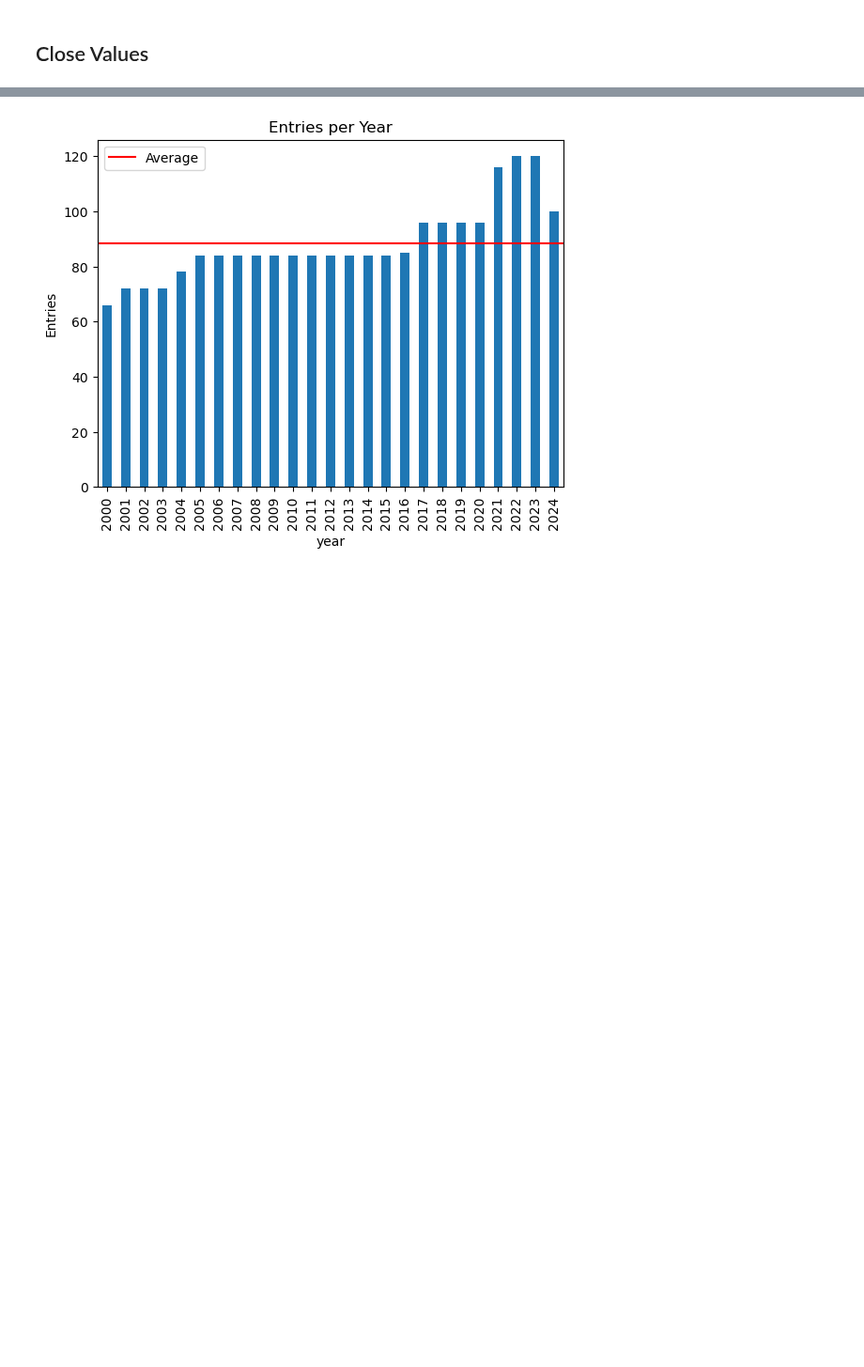
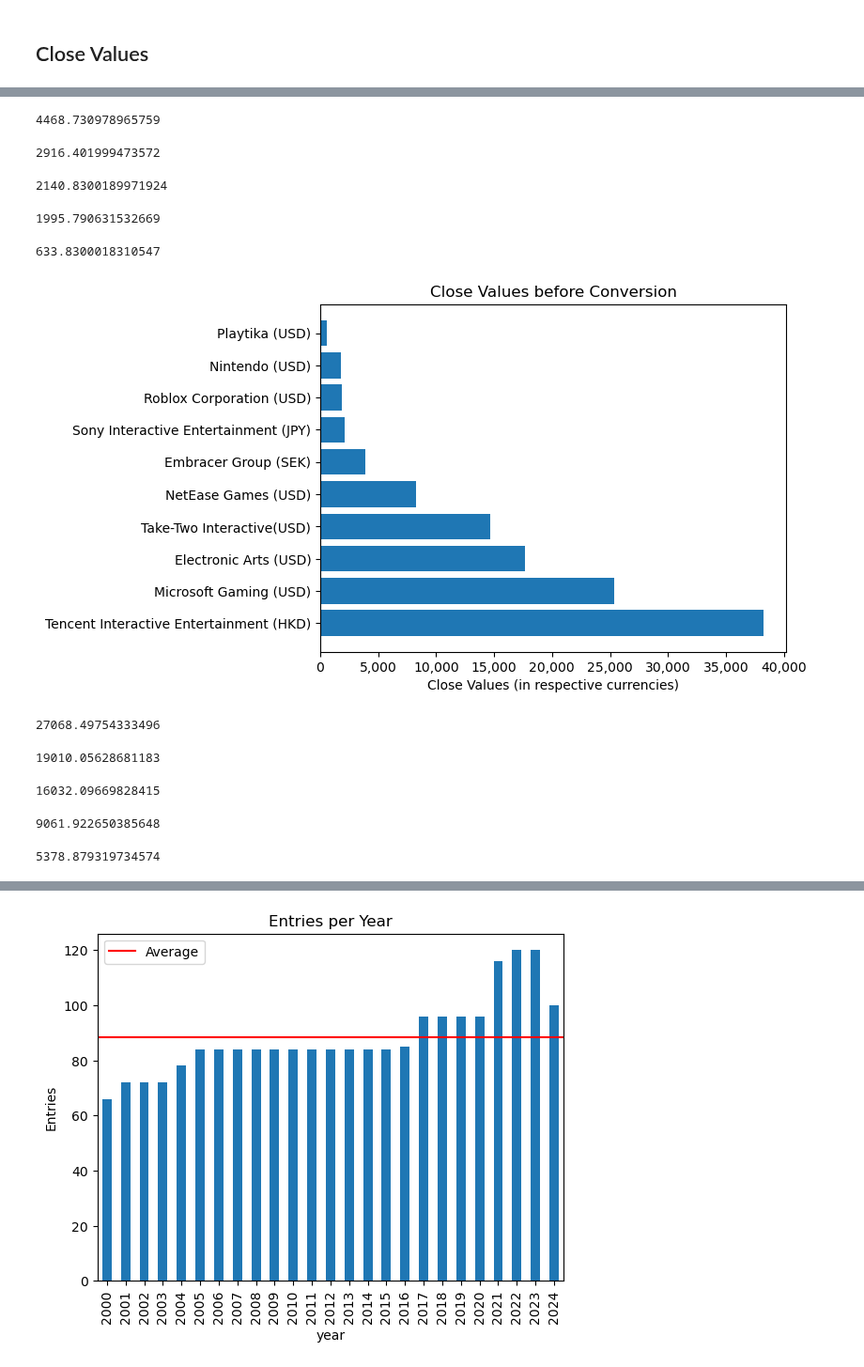
Before and after one commit to Djohnson1313/gaming_company_stocks_analysis, a Jupyter notebook: gaming_stocks_analysis.ipynb, the cells around one changed output, grey strips where cells are left out. Shown at 94% size. Saved outputs shown, nothing was run; the diff lists cells and outputs as text; code cells hidden in the pictures; blank space fills up the shorter version.

Commit message:
close values

```diff
--- a/gaming_stocks_analysis.ipynb
+++ b/gaming_stocks_analysis.ipynb
@@ -717,0 +750,57 @@ plt.show();
+# %%
+value_calc('Embracer Group', 'Close')
+# %% [output]
+4468.730978965759
+# %%
+value_calc('Sony Interactive Entertainment', 'Close')
+# %% [output]
+2916.401999473572
+# %%
+value_calc('Roblox Corporation', 'Close')
+# %% [output]
+2140.8300189971924
+# %%
+value_calc('Nintendo', 'Close')
+# %% [output]
+1995.790631532669
+# %%
+value_calc('Playtika', 'Close')
+# %% [output]
+633.8300018310547
+# %%
+fig, ax = plt.subplots()
+
+close_height = [41375, 27068, 19010, 16032, 9061, 4468, 2916, 2140, 1995, 633]
+close_x = range(len(close_height))
+low_labels = ['Tencent Interactive Entertainment (HKD)', 'Microsoft Gaming (USD)', 'Electronic Arts (USD)', 'Take-Two Interactive(USD)',
+                 'NetEase Games (USD)', 'Embracer Group (SEK)', 'Sony Interactive Entertainment (JPY)', 'Roblox Corporation (USD)', 'Nintendo (USD)',
+                 'Playtika (USD)']
+
+ax.set_title('Close Values before Conversion')
+ax.set_xlabel('Close Values (in respective currencies)')
+plt.barh(low_x, low_height, tick_label = low_labels)
+ax.get_xaxis().set_major_formatter(
+    plt.FuncFormatter(lambda x, p: format(int(x), ','))) # format labels
+plt.show();
+# %% [output]
+[figure, added]
+# %%
+value_calc('Microsoft Gaming', 'Close Value in USD')
+# %% [output]
+27068.49754333496
+# %%
+value_calc('Electronic Arts', 'Close Value in USD')
+# %% [output]
+19010.05628681183
+# %%
+value_calc('Take-Two Interactive', 'Close Value in USD')
+# %% [output]
+16032.09669828415
+# %%
+value_calc('NetEase Games', 'Close Value in USD')
+# %% [output]
+9061.922650385648
+# %%
+value_calc('Tencent Interactive Entertainment', 'Close Value in USD')
+# %% [output]
+5378.879319734574
```
Also changed, not shown: parts of 15 cells of this notebook.
